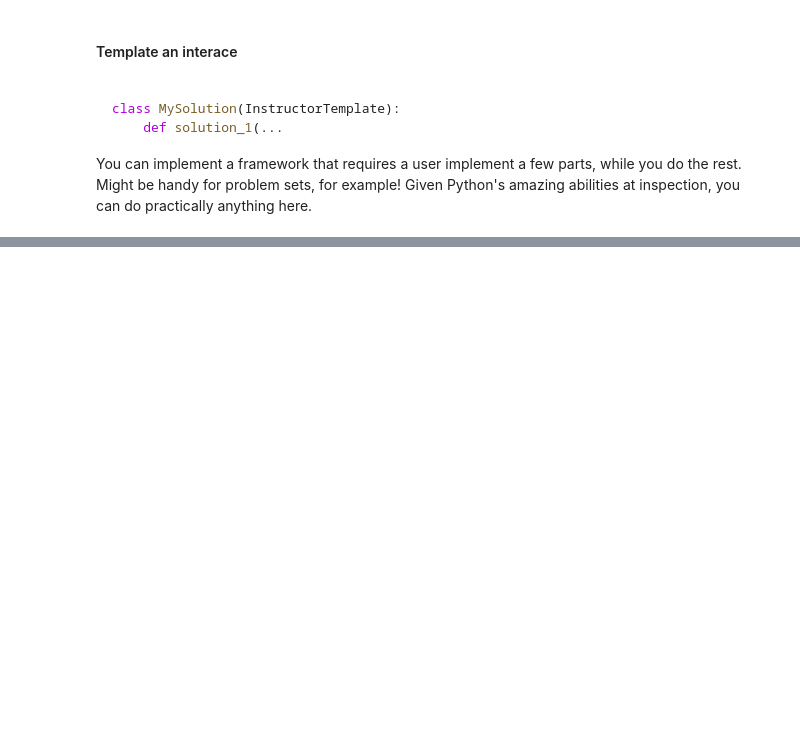
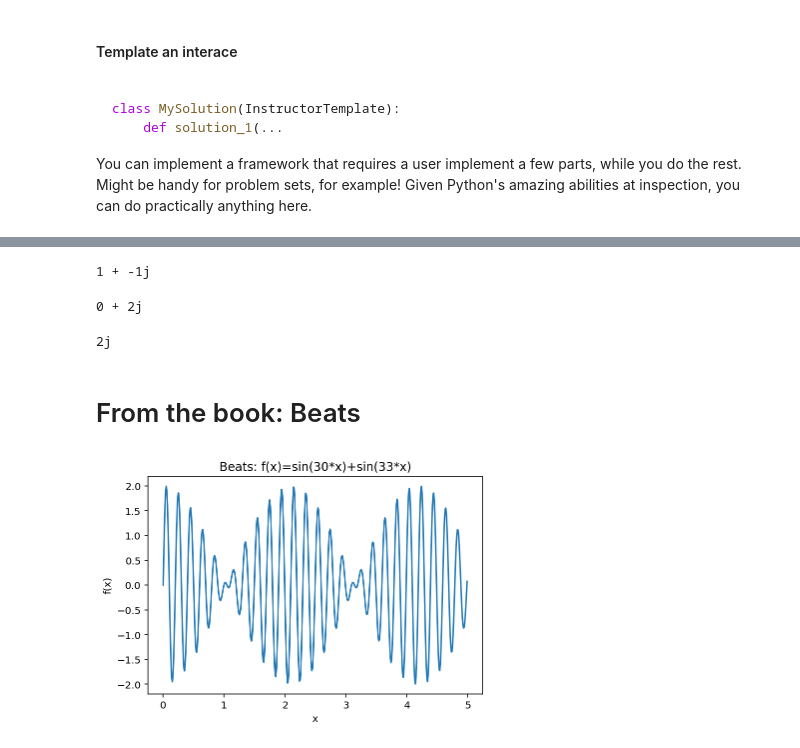
Before and after one commit to henryiii/compclass, a Jupyter notebook: classes/week1/2_ObjectOriented.ipynb, the cells around one changed output, grey strips where cells are left out. Drawn from its saved outputs; the diff is of its cells as text; code cells hidden in the pictures; blank space fills up the shorter version.

```diff
--- a/classes/week1/2_ObjectOriented.ipynb
+++ b/classes/week1/2_ObjectOriented.ipynb
@@ -63,4 +85,4 @@ You can implement a framework that requires a user implement a few parts, while
 # %%
-class MySimleClass:
+class MySimpleClass:
     def __init__(self, value):
         self.value = value
@@ -70,0 +89,3 @@ Python
+# %%
+v = MySimpleClass(3)
+v.value
@@ -70,0 +135,14 @@ Python
+# %%
+Complex(1,0) - Complex(0,1)
+# %% [output]
+1 + -1j
+# %%
+Complex(1,1) * Complex(1,1)
+# %% [output]
+0 + 2j
+# %%
+complex(1,1) * complex(1,1)
+# %% [output]
+2j
+# %% [markdown]
+# From the book: Beats
@@ -70,0 +152,14 @@ Python
+# %%
+# Using pure python to make a list from 0 to 5 with 100 points
+x = [v/100 for v in range(500)]
+
+# Now compute the function, again with a list comprehension
+y = [math.sin(30*v) + math.sin(33*v) for v in x]
+
+plt.figure()
+plt.plot(x,y)
+plt.title('Beats: f(x)=sin(30*x)+sin(33*x)')
+plt.xlabel('x')
+plt.ylabel('f(x)');
+# %% [output]
+[figure, added]
```
Also changed, not shown: parts of 18 cells of this notebook, 3 other files.
